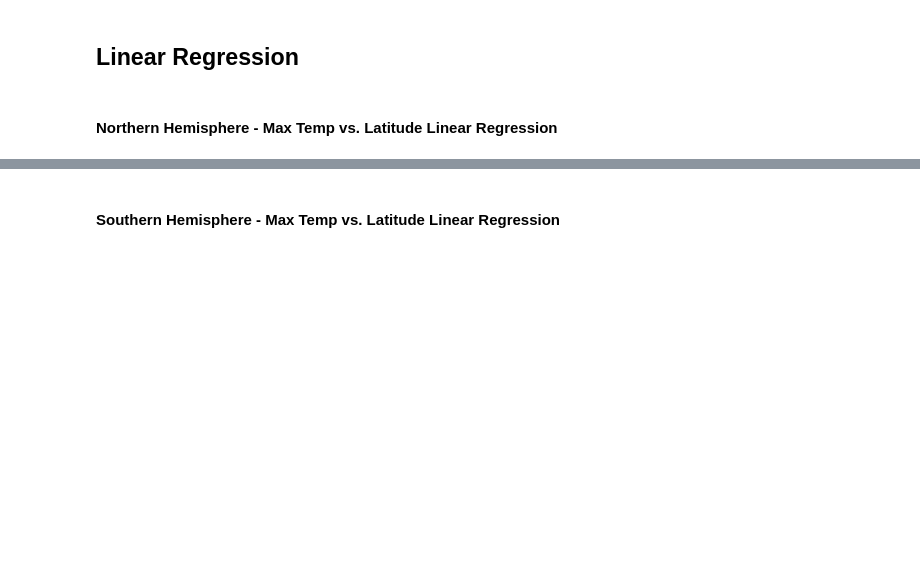
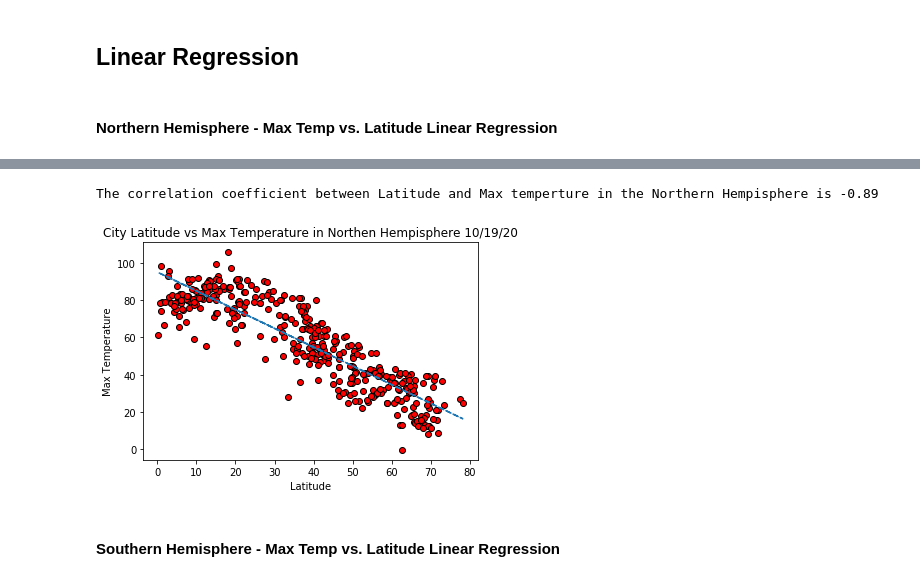
Before and after one commit to ayoukhanna/Global-Weather-Trends, a Jupyter notebook: WeatherPy.ipynb, the cells around one changed output, grey strips where cells are left out. Drawn from its saved outputs; the diff is of its cells as text; code cells hidden in the pictures; blank space fills up the shorter version.

```diff
--- a/WeatherPy.ipynb
+++ b/WeatherPy.ipynb
@@ -243,2 +240,23 @@ The r-value is: 0.46937863826630627
+# %%
+#create northern hemisphre loc statement lat >0 northern df
+
+nh_latitude = Weather_df[(Weather_df.Latitude >=0)]
+
+North_lat = nh_latitude.iloc[:,6]
+North_temp = nh_latitude.iloc[:,5]
+correlation = st.pearsonr(North_lat,North_temp)
+l_slope, l_int, l_r, l_p, l_std_err = stats.linregress(North_lat, North_temp)
+l_fit = l_slope * North_lat + l_int
+
+plt.scatter(North_lat, North_temp, marker="o", facecolors="red", edgecolors="black")
+plt.title("City Latitude vs Max Temperature in Northen Hempisphere 10/19/20")
+plt.xlabel("Latitude")
+plt.ylabel("Max Temperature")
+plt.plot(North_lat,l_fit,"--")
+
+print(f"The correlation coefficient between Latitude and Max temperture in the Northern Hempisphere is {round(correlation[0],2)}")
+# %% [output]
+The correlation coefficient between Latitude and Max temperture in the Northern Hempisphere is -0.89
+[figure, added]
 # %% [markdown]
 ####  Southern Hemisphere - Max Temp vs. Latitude Linear Regression
```
Also changed, not shown: parts of 16 cells of this notebook.
